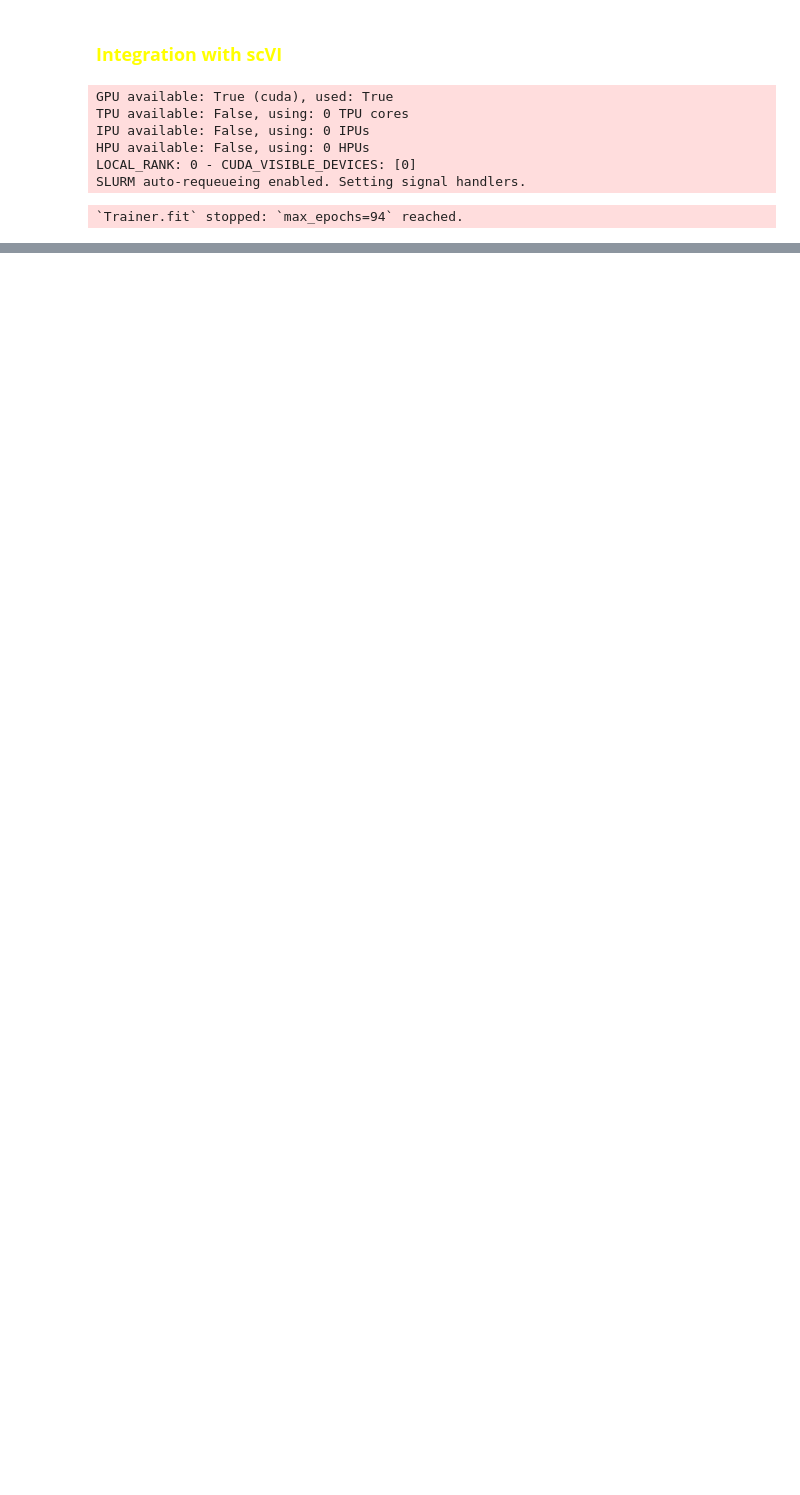
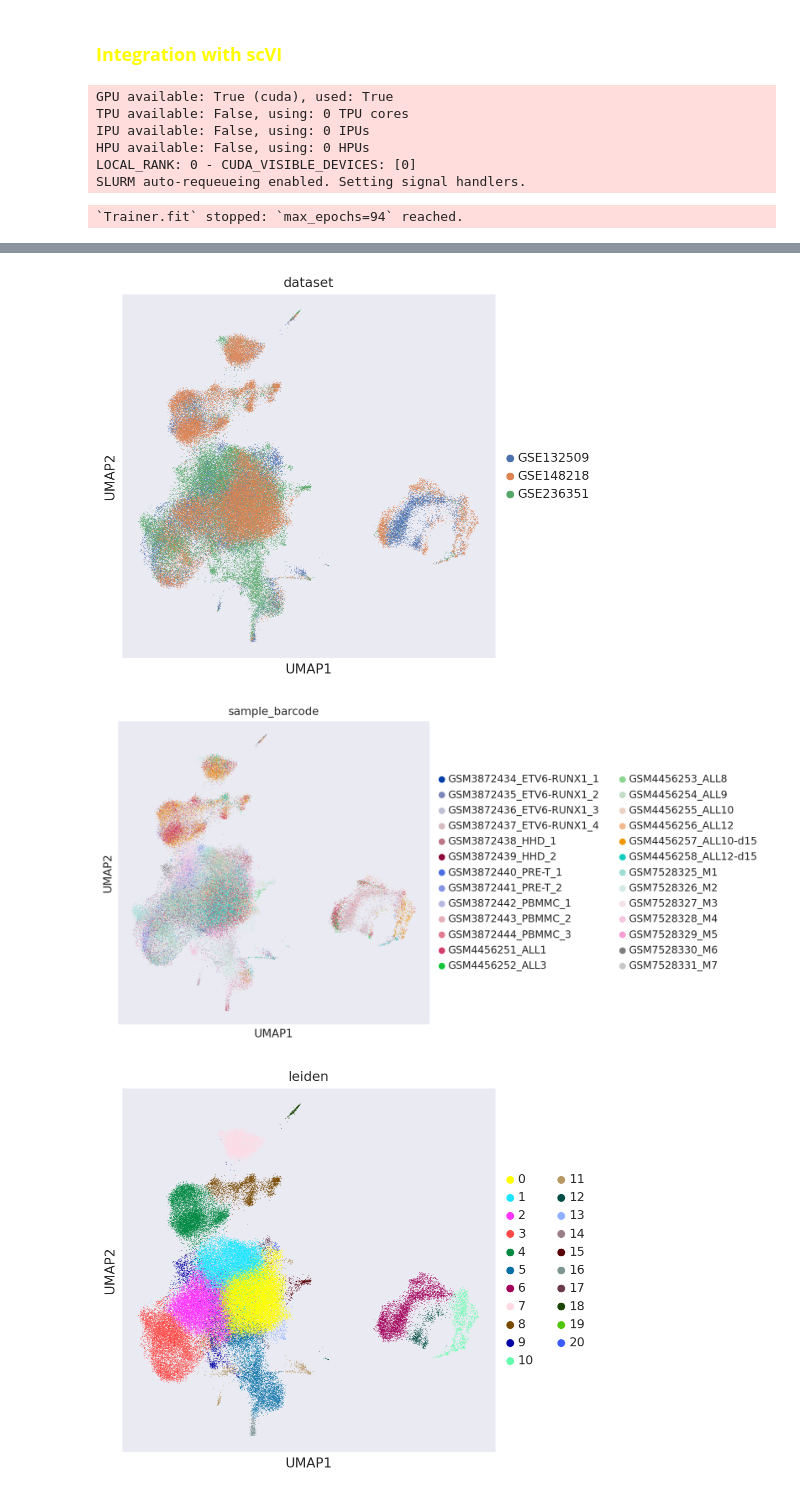
Before and after one commit to tuonglab/pan-paedcancer-scrnaseq, a Jupyter notebook: notebooks/integration_scVI.ipynb, the cells around one changed output, grey strips where cells are left out. Saved outputs shown, nothing was run; the diff lists cells and outputs as text; code cells hidden in the pictures; blank space fills up the shorter version.

```diff
--- a/notebooks/integration_scVI.ipynb
+++ b/notebooks/integration_scVI.ipynb
@@ -173,0 +182,8 @@ sc.tl.leiden(adatas_filtered_all)
+# %%
+sc.pl.umap(adatas_filtered_all, color=['dataset'])
+sc.pl.umap(adatas_filtered_all, color=['sample_barcode'])
+sc.pl.umap(adatas_filtered_all, color=['leiden'])
+# %% [output]
+[figure, added]
+[figure, added]
+[figure, added]
```
Also changed, not shown: parts of 26 cells of this notebook.
